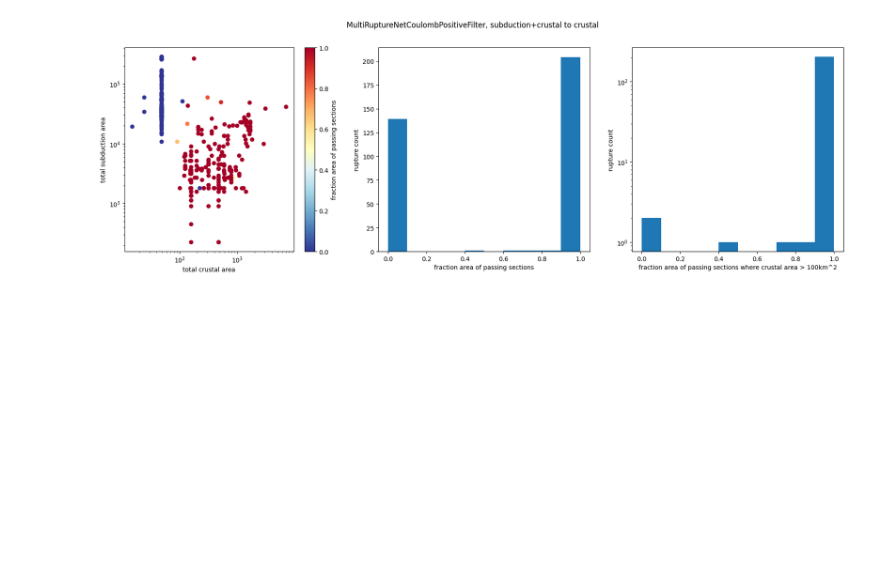
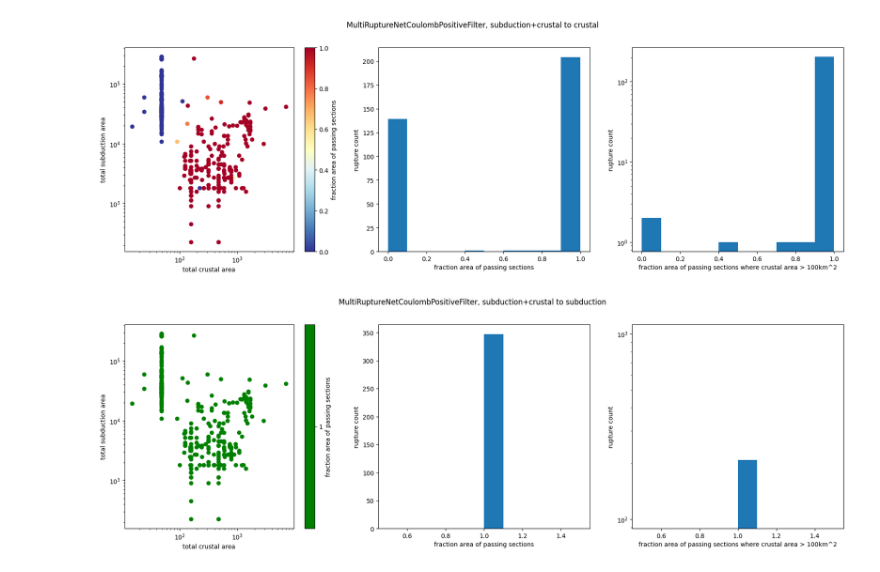
Before and after one commit to voj/science-playground, a Jupyter notebook: WORKDIR/coulomb-fractions.ipynb, the cells around one changed output. Saved outputs shown, nothing was run; the diff lists cells and outputs as text; code cells hidden in the pictures; blank space fills up the shorter version.

```diff
--- a/WORKDIR/coulomb-fractions.ipynb
+++ b/WORKDIR/coulomb-fractions.ipynb
@@ -49,11 +49,11 @@ def filter_stats(agg_calc, threshold, ruptureId):
         agg_calc.calc(subduction, crustal),
         agg_calc.calc(crustal, subduction),
         sum([s.getArea(False) * sqk for s in crustal if agg_calc.calc(all_sections, [s]) >= threshold]),
-        #sum([s.getArea(False) * sqk for s in subduction if agg_calc.calc(all_sections, [s]) >= threshold]),
+        sum([s.getArea(False) * sqk for s in subduction if agg_calc.calc(all_sections, [s]) >= threshold]),
 
     ]
 
 filter_1_stats = [filter_stats(agg_calc_1, threshold_1, r) for r in range(rup_set.getNumRuptures())]
-filter_1_pass_area = np.array([ps for (ps, sc, cs, aa) in filter_1_stats])
-filter_1_pass_full_stiffness_area = np.array([aa for (ps, sc, cs, aa) in filter_1_stats])
-#filter_1_pass_full_stiffness_area_sub = np.array([sa for (ps, sc, cs, aa) in filter_1_stats])
+filter_1_pass_area = np.array([ps for (ps, sc, cs, aa, sa) in filter_1_stats])
+filter_1_pass_full_stiffness_area = np.array([aa for (ps, sc, cs, aa, sa) in filter_1_stats])
+filter_1_pass_full_stiffness_area_sub = np.array([sa for (ps, sc, cs, aa, sa) in filter_1_stats])
@@ -131,3 +133,29 @@ axs[2].set_yscale('log')
 plt.show()
 # %% [output]
 [figure]
+# %%
+fraction = np.divide(filter_1_pass_full_stiffness_area_sub, sub_areas)
+fig, axs = plt.subplots(1, 3, figsize=(21, 6))
+cmap = colors.ListedColormap(['green'])
+scatter = axs[0].scatter(cru_areas, sub_areas, c=fraction, cmap=cmap)
+fig.suptitle("MultiRuptureNetCoulombPositiveFilter, subduction+crustal to subduction")
+axs[0].set_ylabel('total subduction area')
+axs[0].set_yscale('log')
+axs[0].set_xlabel('total crustal area')
+axs[0].set_xscale('log')
+cbar = fig.colorbar(scatter, ticks=[0,1])
+cbar.set_label("fraction area of passing sections")
+
+hist = axs[1].hist(fraction)
+axs[1].set_xlabel('fraction area of passing sections')
+axs[1].set_ylabel('rupture count')
+
+big_fractions = [fraction[i] for i in range(len(fraction)) if cru_areas[i] > 100]
+hist = axs[2].hist(big_fractions)
+axs[2].set_xlabel('fraction area of passing sections where crustal area > 100km^2')
+axs[2].set_ylabel('rupture count')
+axs[2].set_yscale('log')
+
+plt.show()
+# %% [output]
+[figure, added]
```
Also changed, not shown: parts of 1 cell of this notebook.
